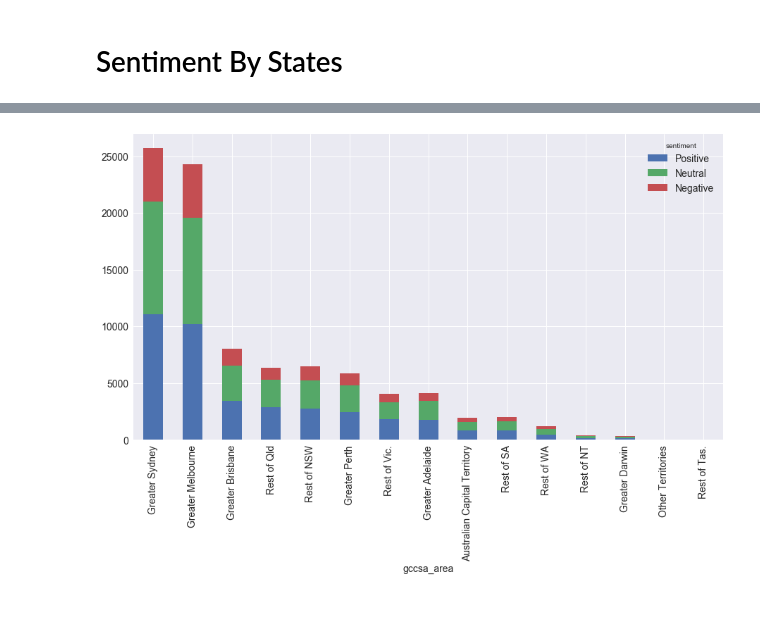
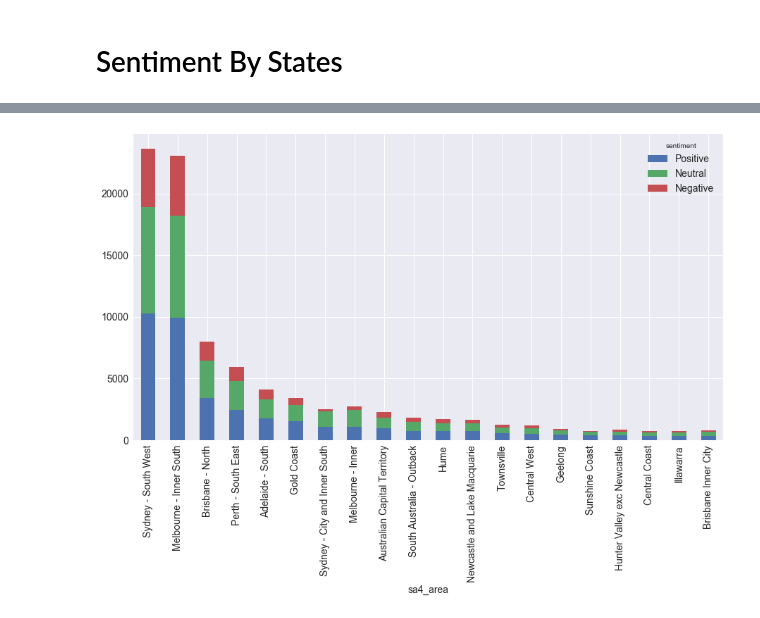
Before and after one commit to Vitaly-Yakutenko/nectar-project, a Jupyter notebook: notebooks/CouchDB_Views.ipynb, the cells around one changed output, grey strips where cells are left out. Cells and saved outputs as stored; diff of their text form; code cells hidden in the pictures.

Commit message:
visualisation added

```diff
--- a/notebooks/CouchDB_Views.ipynb
+++ b/notebooks/CouchDB_Views.ipynb
@@ -45,6 +60,6 @@ ddoc = Document(tweets_db, '_design/sentiment_analysis')
 # %%
 view = View(ddoc, 'geo_sentiment_counts', )
-with view.custom_result(group=True, stale='update_after', descending=True) as rslt:
+with view.custom_result(group=True, stale='update_after') as rslt:
     df = pd.DataFrame.from_records(rslt.all())
 # %%
 geo_sentiment_columns = ['sa4_area', 'gccsa_area', 'state', 'sentiment', 'tweets_count']
@@ -58,0 +78,5 @@ sentiment_df = data_df.unstack(level=-1, fill_value=0)
+# %%
+sa4_sentiment_df = sentiment_df.groupby(level='sa4_area').sum()
+sa4_sentiment_df.columns = sa4_sentiment_df.columns.droplevel(0)
+sorted_columns = list(sa4_sentiment_df.sum().sort_values(ascending=False).index.values)
+sa4_sentiment_df = sa4_sentiment_df[sorted_columns]
@@ -90,9 +196,9 @@ sentiment_df = sentiment_df[sorted_columns]
 # %%
-plot_df.sort_values('Positive', ascending=False, inplace=True)
+plot_df = sa4_sentiment_df.sort_values('Positive', ascending=False).iloc[:20]
 plot_df.plot.bar(stacked=True)
 plt.show()
 # %% [output]
-[figure, old version]
+[figure, new version]
 # %%
 totals = plot_df.sum(axis=1)
 for idx in plot_df.index.values:
```
Also changed, not shown: parts of 32 cells of this notebook.
